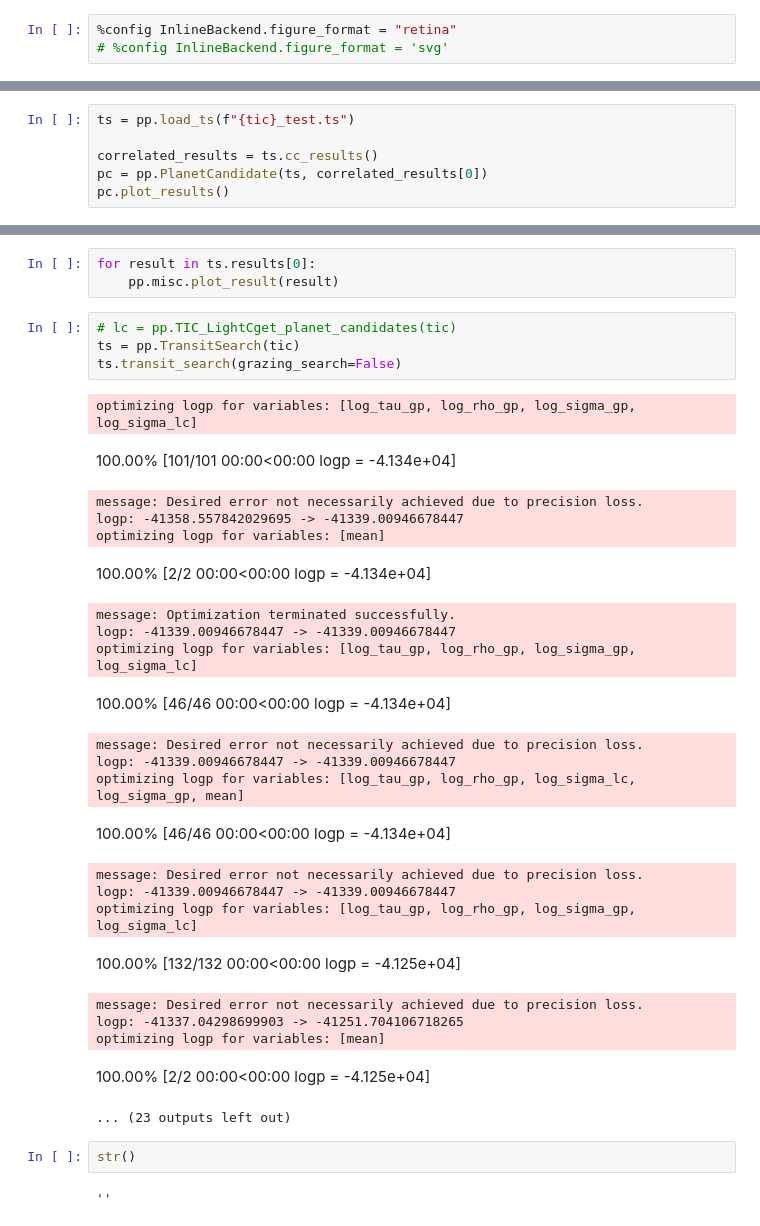
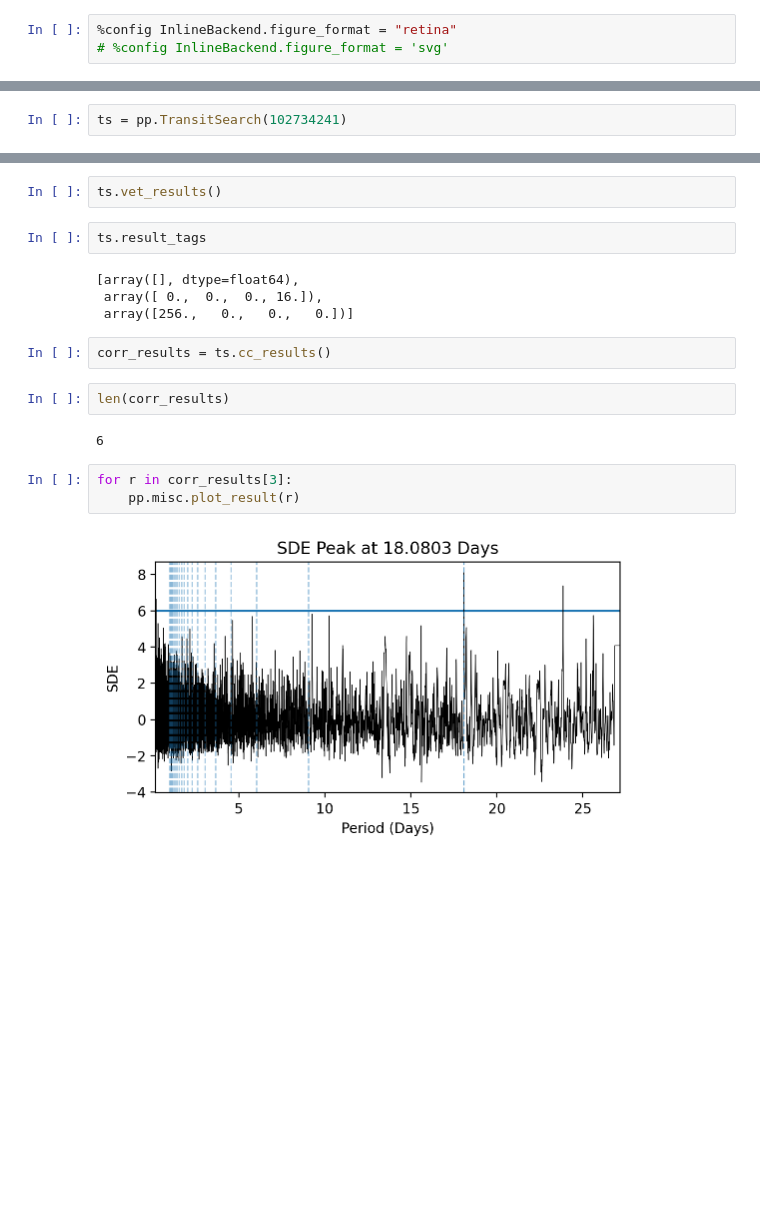
Before and after one commit to e-gillis/tess-exoplanet-pipeline, a Jupyter notebook: pipeline_testing.ipynb, the cells around one changed output, grey strips where cells are left out. Drawn from its saved outputs; the diff is of its cells as text; blank space fills up the shorter version.

```diff
--- a/pipeline_testing.ipynb
+++ b/pipeline_testing.ipynb
@@ -16,6 +24,0 @@ tic = 166184428
-# %%
-ts = pp.load_ts(f"{tic}_test.ts")
-
-correlated_results = ts.cc_results()
-pc = pp.PlanetCandidate(ts, correlated_results[0])
-pc.plot_results()
@@ -23,0 +28,2 @@ pc.plot_results()
+# %%
+ts = pp.TransitSearch(102734241)
@@ -24,35 +73,19 @@ pc.plot_results()
+# %%
+ts.vet_results()
+# %%
+ts.result_tags
+# %% [output]
+[array([], dtype=float64),
+ array([ 0.,  0.,  0., 16.]),
+ array([256.,   0.,   0.,   0.])]
+# %%
+corr_results = ts.cc_results()
+# %%
+len(corr_results)
+# %% [output]
+6
 # %%
-for result in ts.results[0]:
-    pp.misc.plot_result(result)
+for r in corr_results[3]:
+    pp.misc.plot_result(r)
+# %% [output]
+[figure, added]
-# %%
-# lc = pp.TIC_LightCget_planet_candidates(tic)
-ts = pp.TransitSearch(tic)
-ts.transit_search(grazing_search=False)
-# %% [output]
-optimizing logp for variables: [log_tau_gp, log_rho_gp, log_sigma_gp, log_sigma_lc]
-100.00% [101/101 00:00<00:00 logp = -4.134e+04]
-message: Desired error not necessarily achieved due to precision loss.
-logp: -41358.557842029695 -> -41339.00946678447
-optimizing logp for variables: [mean]
-100.00% [2/2 00:00<00:00 logp = -4.134e+04]
-message: Optimization terminated successfully.
-logp: -41339.00946678447 -> -41339.00946678447
-optimizing logp for variables: [log_tau_gp, log_rho_gp, log_sigma_gp, log_sigma_lc]
-100.00% [46/46 00:00<00:00 logp = -4.134e+04]
-message: Desired error not necessarily achieved due to precision loss.
-logp: -41339.00946678447 -> -41339.00946678447
-optimizing logp for variables: [log_tau_gp, log_rho_gp, log_sigma_lc, log_sigma_gp, mean]
-100.00% [46/46 00:00<00:00 logp = -4.134e+04]
-message: Desired error not necessarily achieved due to precision loss.
-logp: -41339.00946678447 -> -41339.00946678447
-optimizing logp for variables: [log_tau_gp, log_rho_gp, log_sigma_gp, log_sigma_lc]
-100.00% [132/132 00:00<00:00 logp = -4.125e+04]
-message: Desired error not necessarily achieved due to precision loss.
-logp: -41337.04298699903 -> -41251.704106718265
-optimizing logp for variables: [mean]
-100.00% [2/2 00:00<00:00 logp = -4.125e+04]
-... (23 outputs left out)
-# %%
-str()
-# %% [output]
-''
```
Also changed, not shown: parts of 25 cells of this notebook, 8 other files.
